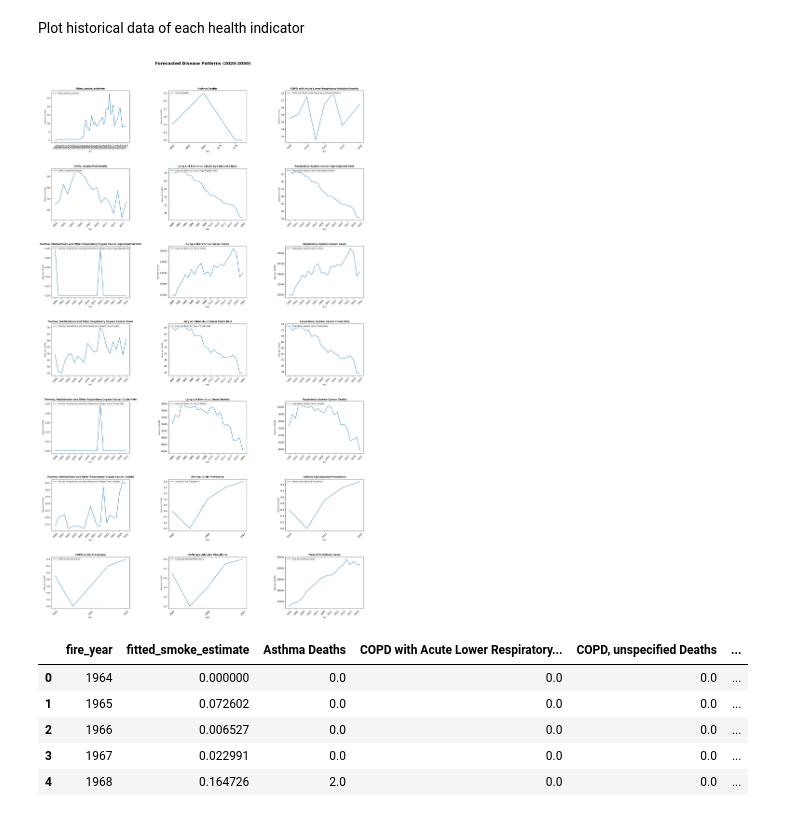
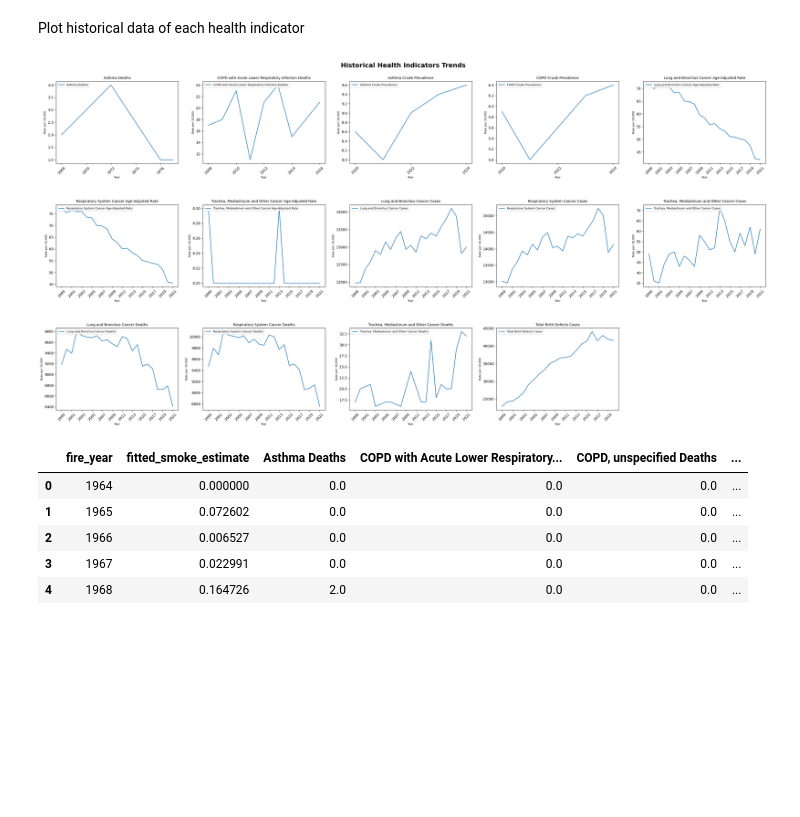
Before and after one commit to tchiang0/data_512_project, a Jupyter notebook: project/part_2/extension_health_indicator_forecast.ipynb, the cells around one changed output. Saved outputs shown, nothing was run; the diff lists cells and outputs as text; code cells hidden in the pictures; blank space fills up the shorter version.

```diff
--- a/project/part_2/extension_health_indicator_forecast.ipynb
+++ b/project/part_2/extension_health_indicator_forecast.ipynb
@@ -389,16 +389,16 @@ merged_df = merged_df.rename(columns={
     "Chronic obstructive pulmonary disease, unspecified": "COPD, unspecified Deaths",
     "Age-Adjusted Rate_Lung and Bronchus_incidence": "Lung and Bronchus Cancer Age-Adjusted Rate",
     "Age-Adjusted Rate_Respiratory System_incidence": "Respiratory System Cancer Age-Adjusted Rate",
-    "Age-Adjusted Rate_Trachea, Mediastinum and Other Respiratory Organs_incidence": "Trachea, Mediastinum and Other Respiratory Organs Cancer Age-Adjusted Rate",
+    "Age-Adjusted Rate_Trachea, Mediastinum and Other Respiratory Organs_incidence": "Trachea, Mediastinum and Other Cancer Age-Adjusted Rate",
     "Count_Lung and Bronchus_incidence": "Lung and Bronchus Cancer Cases",
-    "Count_Respiratory System_incidence": "Respiratory System Cacner Cases",
-    "Count_Trachea, Mediastinum and Other Respiratory Organs_incidence": "Trachea, Mediastinum and Other Respiratory Organs Cancer Cases",
+    "Count_Respiratory System_incidence": "Respiratory System Cancer Cases",
+    "Count_Trachea, Mediastinum and Other Respiratory Organs_incidence": "Trachea, Mediastinum and Other Cancer Cases",
     "Crude Rate_Lung and Bronchus_incidence": "Lung and Bronchus Cancer Crude Rate",
     "Crude Rate_Respiratory System_incidence": "Respiratory System Cancer Crude Rate",
-    "Crude Rate_Trachea, Mediastinum and Other Respiratory Organs_incidence": "Trachea, Mediastinum and Other Respiratory Organs Cancer Crude Rate",
+    "Crude Rate_Trachea, Mediastinum and Other Respiratory Organs_incidence": "Trachea, Mediastinum and Other Cancer Crude Rate",
     "Lung and Bronchus_deaths": "Lung and Bronchus Cancer Deaths",
     "Respiratory System_deaths": "Respiratory System Cancer Deaths",
-    "Trachea, Mediastinum and Other Respiratory Organs_deaths": "Trachea, Mediastinum and Other Respiratory Organs Cancer Deaths",
+    "Trachea, Mediastinum and Other Respiratory Organs_deaths": "Trachea, Mediastinum and Other Cancer Deaths",
     "CASTHMA_CrudePrev": "Asthma Crude Prevalence",
     "CASTHMA_AdjPrev": "Asthma Age-Adjusted Prevalence",
     "COPD_CrudePrev": "COPD Crude Prevalence",
@@ -408,46 +408,67 @@ merged_df = merged_df.rename(columns={
 # %% [markdown]
 Plot historical data of each health indicator
 # %%
+relevant_health_indicators = [
+    'Asthma Deaths',
+    'COPD with Acute Lower Respiratory Infection Deaths',
+    'Asthma Crude Prevalence',
+    'COPD Crude Prevalence',
+    'Lung and Bronchus Cancer Age-Adjusted Rate',
+    'Respiratory System Cancer Age-Adjusted Rate',
+    'Trachea, Mediastinum and Other Cancer Age-Adjusted Rate',
+    'Lung and Bronchus Cancer Cases',
+    'Respiratory System Cancer Cases',
+    'Trachea, Mediastinum and Other Cancer Cases',
+    'Lung and Bronchus Cancer Deaths',
+    'Respiratory System Cancer Deaths',
+    'Trachea, Mediastinum and Other Cancer Deaths',
+    'Total Birth Defects Cases'
+]
+
+
 # year set as index
 if 'fire_year' in merged_df.columns:
     merged_df['fire_year'] = pd.to_datetime(merged_df['fire_year'], format='%Y')
     merged_df.set_index('fire_year', inplace=True)
 
 
-num_vars = len(merged_df.columns)
-num_rows = (num_vars + 2) // 3
+num_vars = len(relevant_health_indicators)
+num_rows = 3
 
 # subplots with larger spacing
-fig, axes = plt.subplots(nrows=num_rows, ncols=3, figsize=(20, num_rows * 5))
+fig, axes = plt.subplots(nrows=num_rows, ncols=5, figsize=(30, num_rows * 5))
 axes = axes.flatten()  # Flatten axes for easier iteration
 
 # iterate through columns for individual plots
-for i, column in enumerate(merged_df.columns):
+for i, column in enumerate(relevant_health_indicators):
     # drop NaN values only for the current column
 	subset = merged_df[[column]].dropna()
 	sns.lineplot(data=subset, x=subset.index.year, y=column, ax=axes[i], label=column)
 
 	years = subset.index.year.unique()
 	ticks = np.arange(years.min(), years.max() + 1, 2)  # ticks every 3 years
 	axes[i].set_xticks(ticks)
 	axes[i].set_xticklabels(ticks.astype(int), rotation=45)
 	axes[i].set_title(column.replace("Chronic obstructive pulmonary disease", "COPD"), fontsize=10, weight='bold')
 	axes[i].set_xlabel('Year', fontsize=8)
 	axes[i].set_ylabel('Rate per 10,000', fontsize=8)
 	axes[i].legend(loc="upper left", fontsize=8)
 
 
-for j in range(len(merged_df.columns), len(axes)):
+for j in range(len(relevant_health_indicators), len(axes)):
     fig.delaxes(axes[j])
 
+for ax in axes.flat:
+    ax.set_title(ax.get_title(), fontsize=10)  # adjust font size as needed
+
 # add title and adjust layout
-plt.suptitle("Forecasted Disease Patterns (2020-2050)", fontsize=18, weight='bold')
-plt.tight_layout(rect=[0, 0, 1, 0.95])
-plt.subplots_adjust(hspace=0.5, wspace=0.5)
+plt.suptitle("Historical Health Indicators Trends", fontsize=18, weight='bold')
+plt.tight_layout(rect=[0.02, 0.02, 0.98, 0.98])  # adjust the layout boundaries (left, bottom, right, top)
+plt.subplots_adjust(hspace=0.5, wspace=0.2)  # reduce the space between rows and columns
 
 plt.show()
 # %% [output]
-[figure, old version]
+[figure, new version]
 # %%
 merged_df_fill_na_with_0.head()
 # %% [output]
```
Also changed, not shown: parts of 9 cells of this notebook.
